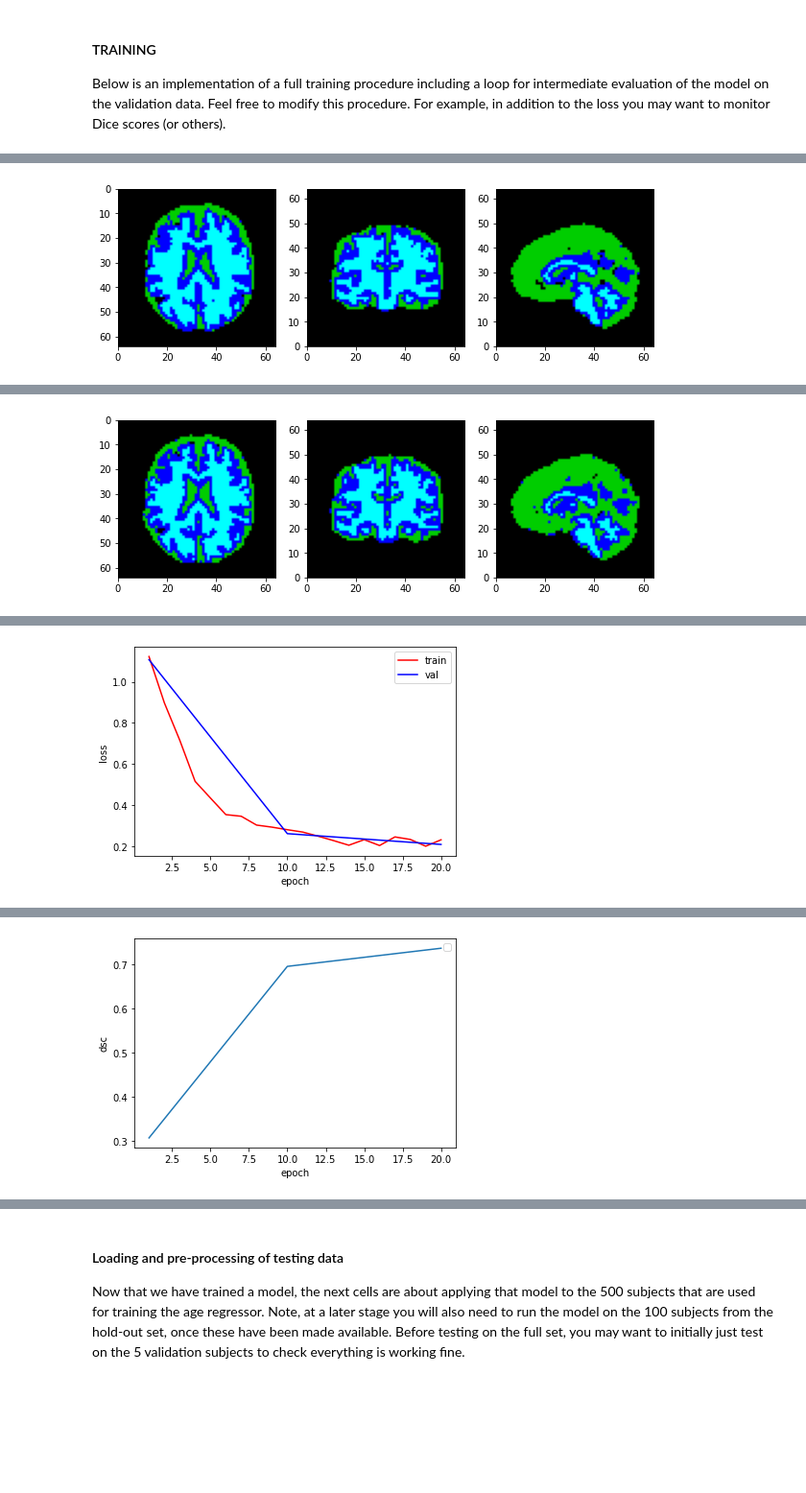
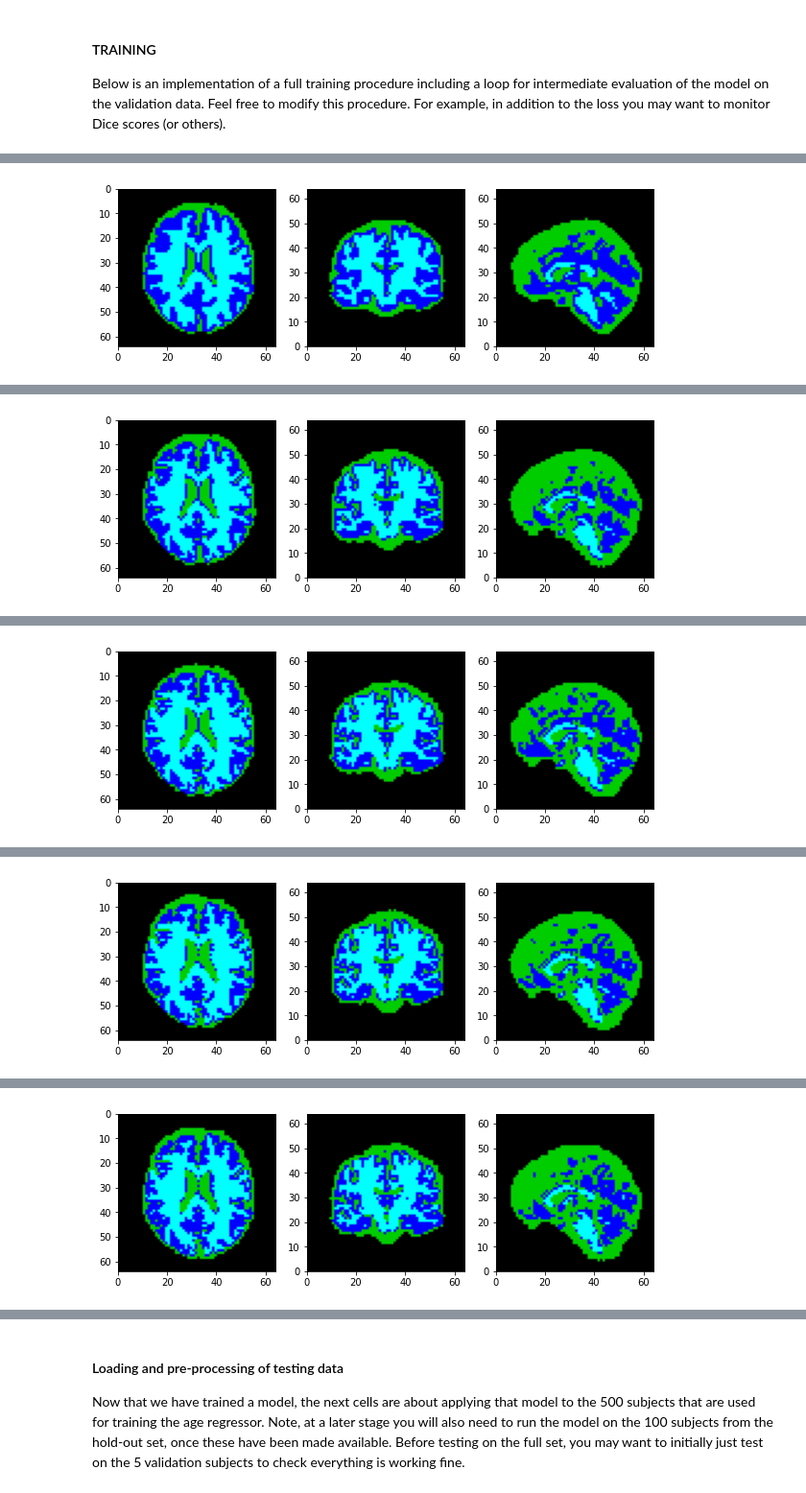
Before and after one commit to gf4417/MLforIMG-CW, a Jupyter notebook: Copy_of_CW_Brain_Age_Regression.ipynb, the cells around one changed output, grey strips where cells are left out. Shown at 96% size. Cells and saved outputs as stored; diff of their text form; code cells hidden in the pictures; blank space fills up the shorter version.

```diff
--- a/Copy_of_CW_Brain_Age_Regression.ipynb
+++ b/Copy_of_CW_Brain_Age_Regression.ipynb
@@ -356,7 +357,7 @@ rnd_seed = 42 #fixed random seed
 img_size = [64, 64, 64]
 img_spacing = [3, 3, 3]
 
-num_epochs = 20
+num_epochs = 50
 learning_rate = 0.001
 batch_size = 2
 val_interval = 10
@@ -459,14 +490,13 @@ if not os.path.exists(model_dir):
 
 torch.manual_seed(rnd_seed) #fix random seed
 
-model = SimpleNet3D(num_classes=num_classes).to(device)
+model = UNet3D(num_classes=num_classes).to(device)
 model.train()
 
 optimizer = torch.optim.Adam(model.parameters(), lr=learning_rate)
 
 loss_train_log = []
 loss_val_log = []
-dsc_log = []
 epoch_val_log = []
 
 print('START TRAINING...')
@@ -489,24 +519,19 @@ for epoch in range(1, num_epochs + 1):
     if epoch == 1 or epoch % val_interval == 0:
         loss_val = 0
         sum_pts = 0
-        dsc = 0
         with torch.no_grad():
             for data_sample in dataloader_val:
-                img, seg, msk = data_sample['img'].to(device), data_sample['seg'].to(device), data_sample['msk'].to(device)
+                img, seg = data_sample['img'].to(device), data_sample['seg'].to(device)
                 prd = model(img)
                 loss_val += F.cross_entropy(prd, seg.squeeze(1), reduction='sum').item()
                 sum_pts += np.prod(img_size)
-                prd = torch.argmax(prd, dim=1)
-                dsc += dice_score(prd * msk, seg * msk, 0)
 
-        #prd = torch.argmax(prd, dim=1)
+        prd = torch.argmax(prd, dim=1)
         prediction = sitk.GetImageFromArray(prd.cpu().squeeze().numpy().astype(np.uint8))
 
 
         loss_val /= sum_pts
-        dsc /= len(dataloader_val)
 
-        dsc_log.append(dsc)
         loss_val_log.append(loss_val)
         epoch_val_log.append(epoch)
 
@@ -525,10 +550,5 @@ plt.legend(loc='upper right')
 plt.xlabel('epoch')
 plt.ylabel('loss')
 plt.show()
-
-plt.plot(epoch_val_log, dsc_log)
-plt.xlabel('epoch')
-plt.ylabel('dsc')
-plt.show()
 # %% [output]
 START TRAINING...
@@ -551,2 +571,2 @@ START TRAINING...
-[figure, old version]
+[figure, new version]
 --------------------------------------------------
@@ -565,2 +585,2 @@ START TRAINING...
-[figure, old version]
+[figure, new version]
 --------------------------------------------------
@@ -569 +599 @@ Finished TRAINING.
-[figure, old version]
+[figure, new version]
@@ -571 +613 @@ No handles with labels found to put in legend.
-[figure, old version]
+[figure, new version]
@@ -571,0 +627 @@ No handles with labels found to put in legend.
+[figure, added]
```
Also changed, not shown: parts of 20 cells of this notebook.
